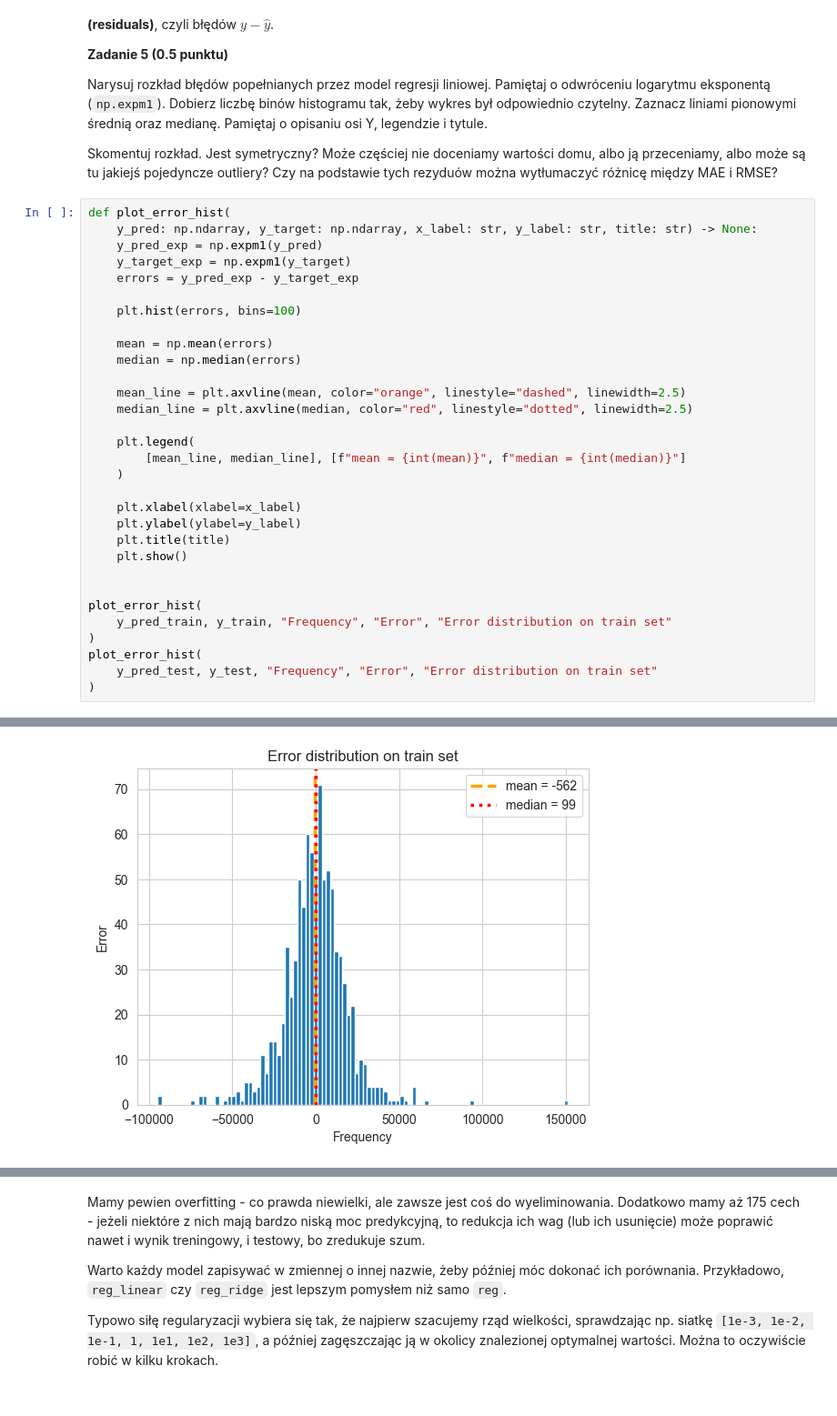
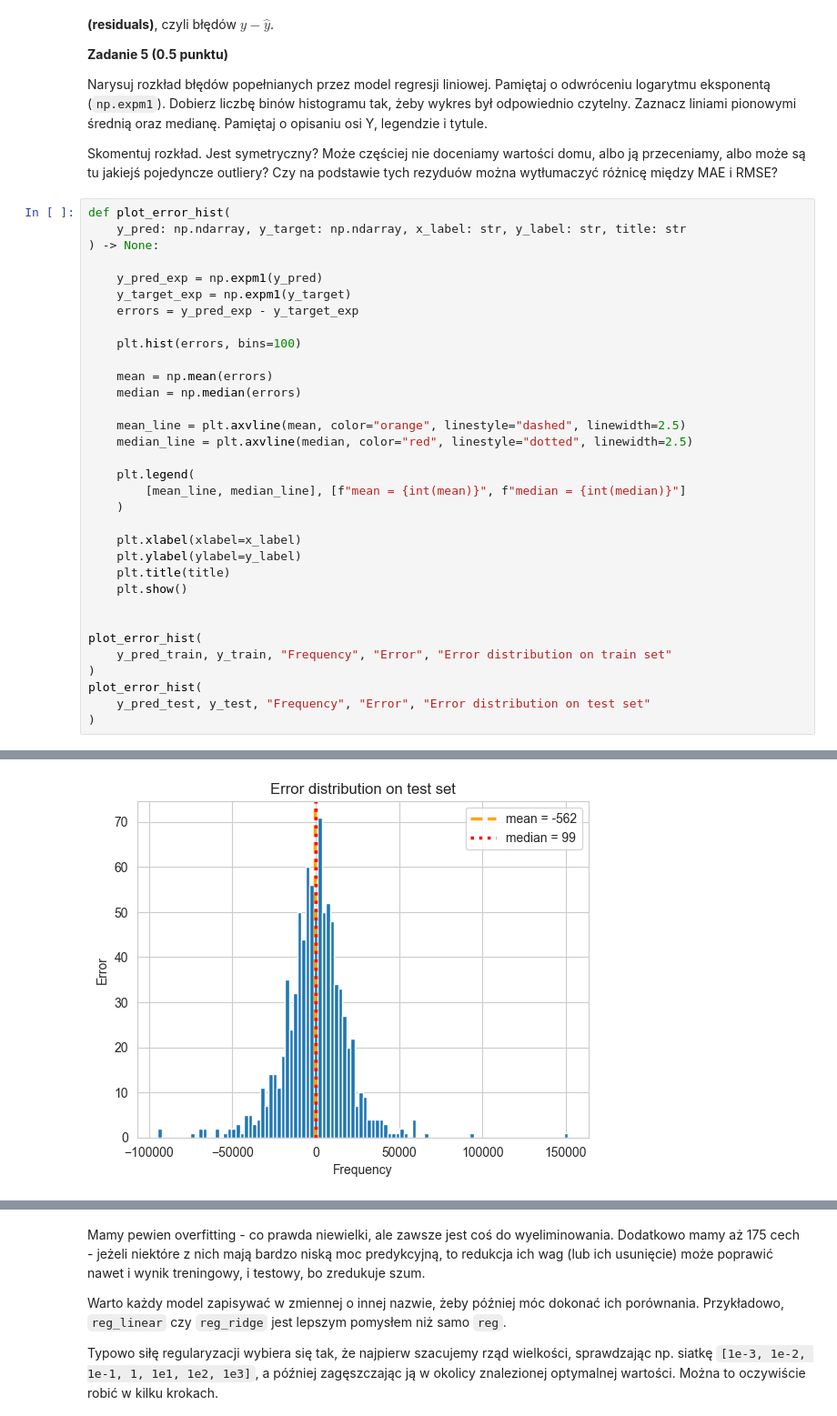
Before and after one commit to michal200292/Machine-Learning-Fundamentals, a Jupyter notebook: lab1/notebook.ipynb, the cells around one changed output, grey strips where cells are left out. Shown at 91% size. Saved outputs shown, nothing was run; the diff lists cells and outputs as text.

```diff
--- a/lab1/notebook.ipynb
+++ b/lab1/notebook.ipynb
@@ -547,35 +547,37 @@ Narysuj rozkład błędów popełnianych przez model regresji liniowej. Pamięta
 Skomentuj rozkład. Jest symetryczny? Może częściej nie doceniamy wartości domu, albo ją przeceniamy, albo może są tu jakiejś pojedyncze outliery? Czy na podstawie tych rezyduów można wytłumaczyć różnicę między MAE i RMSE?
 # %%
 def plot_error_hist(
-    y_pred: np.ndarray, y_target: np.ndarray, x_label: str, y_label: str, title: str) -> None:
+    y_pred: np.ndarray, y_target: np.ndarray, x_label: str, y_label: str, title: str
+) -> None:
+
     y_pred_exp = np.expm1(y_pred)
     y_target_exp = np.expm1(y_target)
     errors = y_pred_exp - y_target_exp
 
     plt.hist(errors, bins=100)
 
     mean = np.mean(errors)
     median = np.median(errors)
 
     mean_line = plt.axvline(mean, color="orange", linestyle="dashed", linewidth=2.5)
     median_line = plt.axvline(median, color="red", linestyle="dotted", linewidth=2.5)
 
     plt.legend(
         [mean_line, median_line], [f"mean = {int(mean)}", f"median = {int(median)}"]
     )
 
     plt.xlabel(xlabel=x_label)
     plt.ylabel(ylabel=y_label)
     plt.title(title)
     plt.show()
 
 
 plot_error_hist(
     y_pred_train, y_train, "Frequency", "Error", "Error distribution on train set"
 )
 plot_error_hist(
-    y_pred_test, y_test, "Frequency", "Error", "Error distribution on train set"
+    y_pred_test, y_test, "Frequency", "Error", "Error distribution on test set"
 )
 # %% [output]
 [figure]
-[figure, old version]
+[figure, new version]
```
Also changed, not shown: parts of 34 cells of this notebook, 2 other files.
